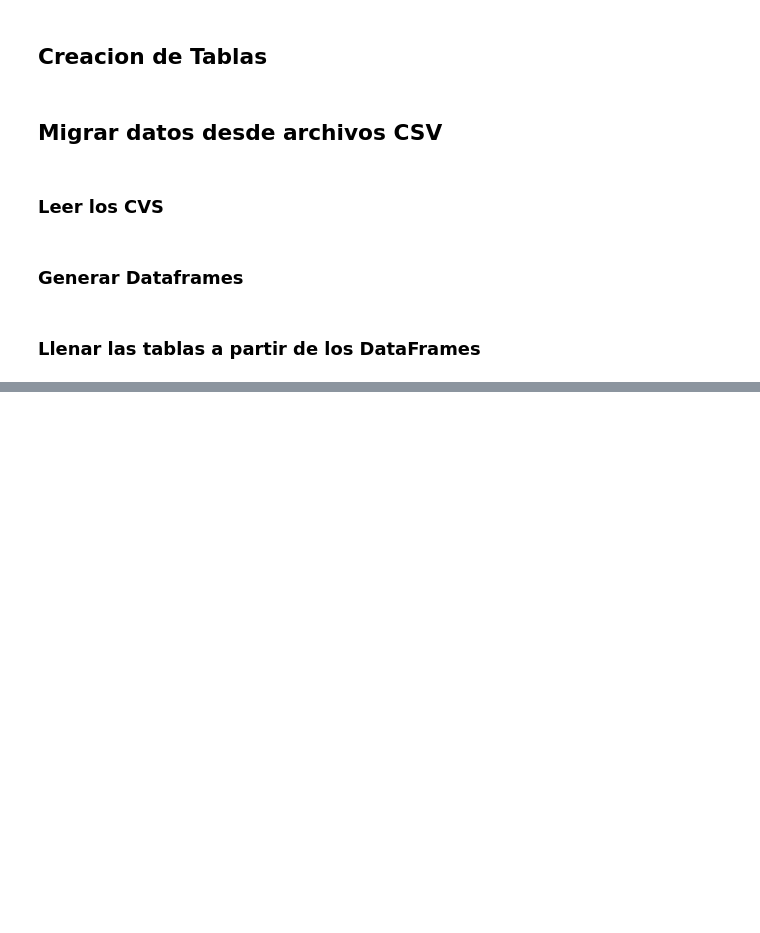
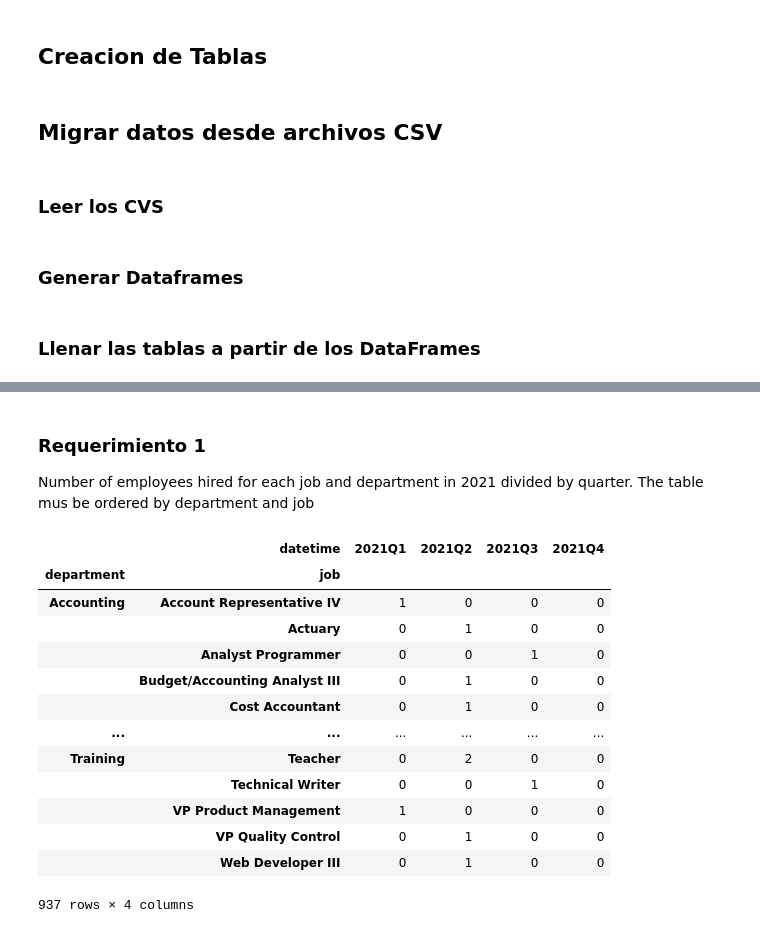
Before and after one commit to juanpsch/globant, a Jupyter notebook: Database1.ipynb, the cells around one changed output, grey strips where cells are left out. Cells and saved outputs as stored; diff of their text form; code cells hidden in the pictures; blank space fills up the shorter version.

```diff
--- a/Database1.ipynb
+++ b/Database1.ipynb
@@ -189,0 +159,22 @@ The highest scoring Monty Python movie is 'Monty Python and the Holy Grail', rel
+# %% [markdown]
+### Requerimiento 1
+Number of employees hired for each job and department in 2021 divided by quarter. The table mus be ordered by department and job
+# %%
+# Acá se arma el resumen pedido
+resumen = pd.pivot_table(df, index=['department','job'], values='id' , aggfunc='count', columns=df['datetime'].dt.to_period('Q'), fill_value=0)
+resumen
+# %% [output]
+|  | datetime | 2021Q1 | 2021Q2 | 2021Q3 | 2021Q4 |
+| department | job |  |  |  |  |
+| Accounting | Account Representative IV | 1 | 0 | 0 | 0 |
+|  | Actuary | 0 | 1 | 0 | 0 |
+|  | Analyst Programmer | 0 | 0 | 1 | 0 |
+|  | Budget/Accounting Analyst III | 0 | 1 | 0 | 0 |
+|  | Cost Accountant | 0 | 1 | 0 | 0 |
+| ... | ... | ... | ... | ... | ... |
+| Training | Teacher | 0 | 2 | 0 | 0 |
+|  | Technical Writer | 0 | 0 | 1 | 0 |
+|  | VP Product Management | 1 | 0 | 0 | 0 |
+|  | VP Quality Control | 0 | 1 | 0 | 0 |
+|  | Web Developer III | 0 | 1 | 0 | 0 |
+937 rows × 4 columns
```
Also changed, not shown: parts of 27 cells of this notebook.
